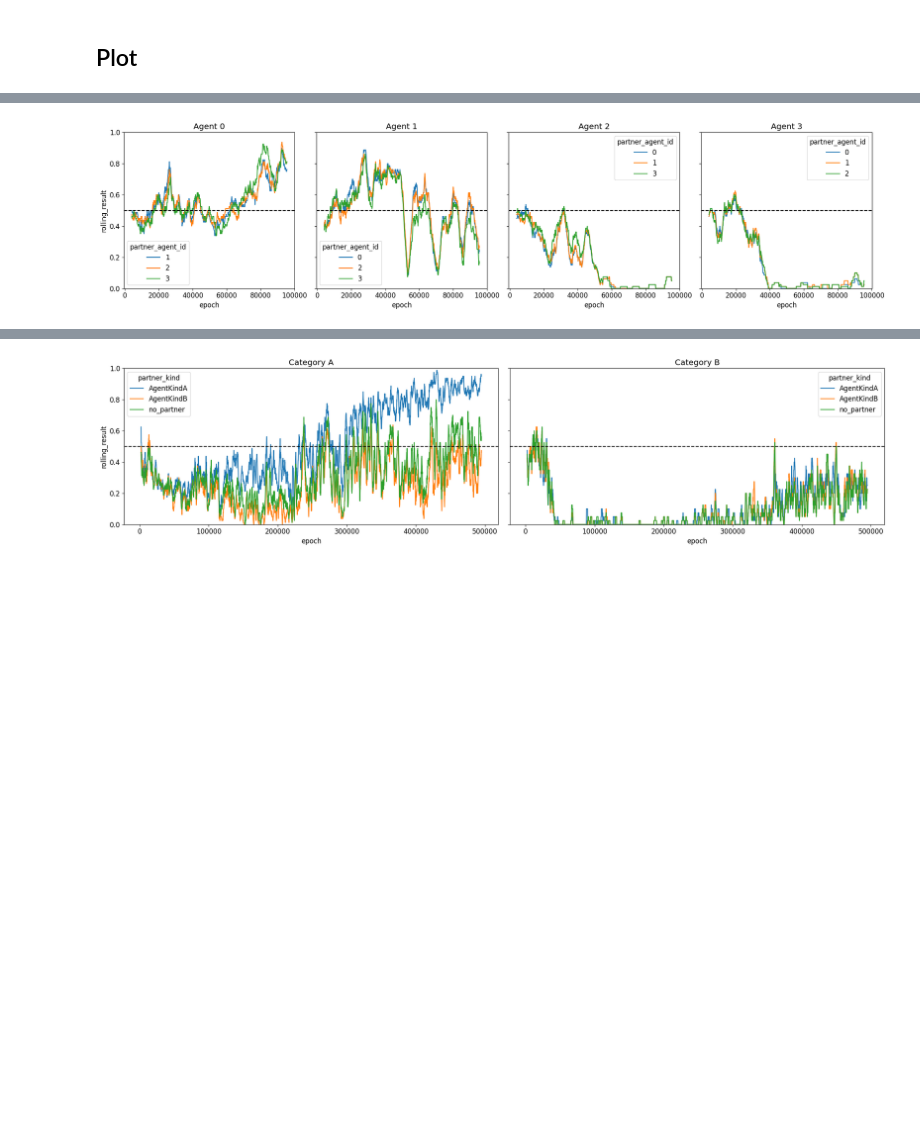
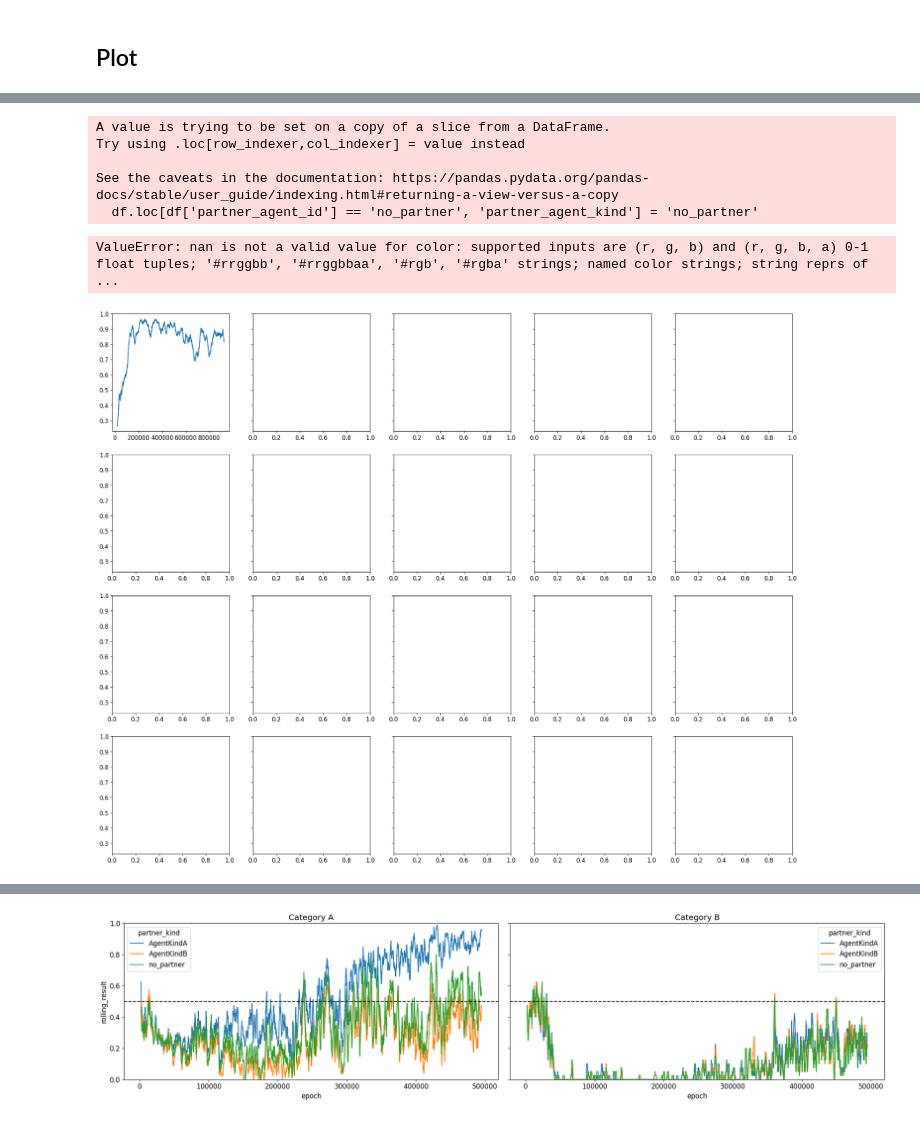
Before and after one commit to social-ai-uoft/sorrel, a Jupyter notebook: sorrel/examples/staghunt_physical/analysis/analysis.ipynb, the cells around one changed output, grey strips where cells are left out. Cells and saved outputs as stored; diff of their text form; code cells hidden in the pictures; blank space fills up the shorter version.

Commit message:
staghunt physical, 20 agents working ver

```diff
--- a/sorrel/examples/staghunt_physical/analysis/analysis.ipynb
+++ b/sorrel/examples/staghunt_physical/analysis/analysis.ipynb
@@ -705,2 +723,4 @@ else:
+# %%
+res.loc[res.partner_kind == 'no_partner', 'partner_agent_kind'] = 'no_partner'
 # %%
 # grouped by partner kind
@@ -723,7 +748,7 @@ rolling_metrics_B = rolling_metrics_B.rename(columns={'result': 'rolling_result'
 # rolling_res_B['rolling_result'] = rolling_res_B['result'].rolling(wsize).mean().reset_index(drop=True)
 # %%
 # grouped by partner agent id
-wsize = 40
+wsize = 200
 
 agent_ids = res['agent_id'].unique()
 agent_ids = agent_ids[agent_ids != 'NA']
@@ -737,8 +762,19 @@ for agent_id in agent_ids:
     rolling_metrics_agent['agent_id'] = agent_id
     rolling_metrics_lst.append(rolling_metrics_agent)
 rolling_metrics = pd.concat(rolling_metrics_lst)
-# %%
-rolling_metrics = rolling_metrics[rolling_metrics.partner_agent_id.isin([0, 1])]
+# %%
+mapping = {}
+for i in range(20):
+    if i < 10:
+        mapping[i] = 'A'
+    elif i >= 10:
+        mapping[i] = 'B'
+    # if i < 5 or 10 <= i < 15:
+    #     mapping[i] = 'A'
+    # elif 5 <= i < 10 or 15 <= i < 20:
+    #     mapping[i] = 'B'
+
+rolling_metrics['partner_agent_kind'] = rolling_metrics['partner_agent_id'].map(mapping)
 # %% [markdown]
 ## Plot
 # %%
@@ -765,23 +808,65 @@ plt.show()
 # %%
 # subplot by agent id
-fig, axs = plt.subplots(1, len(agent_ids), figsize=(20, 5), sharey=True)
+
+nrows = 4
+ncols = 5
+
+fig, axs = plt.subplots(nrows, ncols, figsize=(25, 20), sharey=True)
 for i, agent_id in enumerate(agent_ids):
+
+    # build a mapping: partner_agent_id -> color (via partner_agent_kind)
+    kind_palette = {
+        'A': 'blue',
+        'B': 'red',
+        'no_partner': 'green'
+    }
+
+    df = rolling_metrics[rolling_metrics['agent_id'] == agent_id]
+    df.loc[df['partner_agent_id'] == 'no_partner', 'partner_agent_kind'] = 'no_partner'
+    palette = (
+        df[['partner_agent_id', 'partner_agent_kind']]
+        .drop_duplicates()
+        .set_index('partner_agent_id')['partner_agent_kind']
+        .map(kind_palette)
+        .to_dict()
+    )
+
     sns.lineplot(
         x='epoch',
         y='rolling_result',
         hue='partner_agent_id',
-        data=rolling_metrics[rolling_metrics['agent_id'] == agent_id],
-        ax=axs[i],
-        #use a colorful palette
-        palette='tab10')
-    axs[i].set_ylim(0, 1)
-    axs[i].axhline(y=0.5, linestyle='--', color='black')
-    axs[i].set_title(f'Agent {agent_id}')
+        data=df,
+        ax=axs[i//ncols][i%ncols],
+        palette=palette,
+        legend=False
+    )
+
+
+    # sns.lineplot(
+    #     x='epoch',
+    #     y='rolling_result',
+    #     hue='partner_agent_id',
+    #     data= rolling_metrics[rolling_metrics['agent_id'] == agent_id],
+    #     ax=axs[i],
+    #     #use a colorful palette
+    #     palette=['red', 'blue'])
+    axs[i//ncols][i%ncols].set_ylim(-0.05, 1.05)
+    axs[i//ncols][i%ncols].ticklabel_format(axis='x', style='sci', scilimits=(0, 0))
+    axs[i//ncols][i%ncols].axhline(y=0.5, linestyle='--', color='black')
+    axs[i//ncols][i%ncols].set_title(f'Agent {agent_id}')
     # axs[i].tick_params(axis='x', labelrotation=30)
+
+# add no partner trials
 plt.tight_layout()
 plt.show()
 # %% [output]
+A value is trying to be set on a copy of a slice from a DataFrame.
+Try using .loc[row_indexer,col_indexer] = value instead
+
+See the caveats in the documentation: https://pandas.pydata.org/pandas-docs/stable/user_guide/indexing.html#returning-a-view-versus-a-copy
+  df.loc[df['partner_agent_id'] == 'no_partner', 'partner_agent_kind'] = 'no_partner'
+ValueError: nan is not a valid value for color: supported inputs are (r, g, b) and (r, g, b, a) 0-1 float tuples; '#rrggbb', '#rrggbbaa', '#rgb', '#rgba' strings; named color strings; string reprs of  ...
-[figure, old version]
+[figure, new version]
 # %%
 # subplot by agent id
 fig, axs = plt.subplots(1, len(agent_ids), figsize=(20, 5), sharey=True)
```
Also changed, not shown: parts of 8 cells of this notebook, 5 other files.
